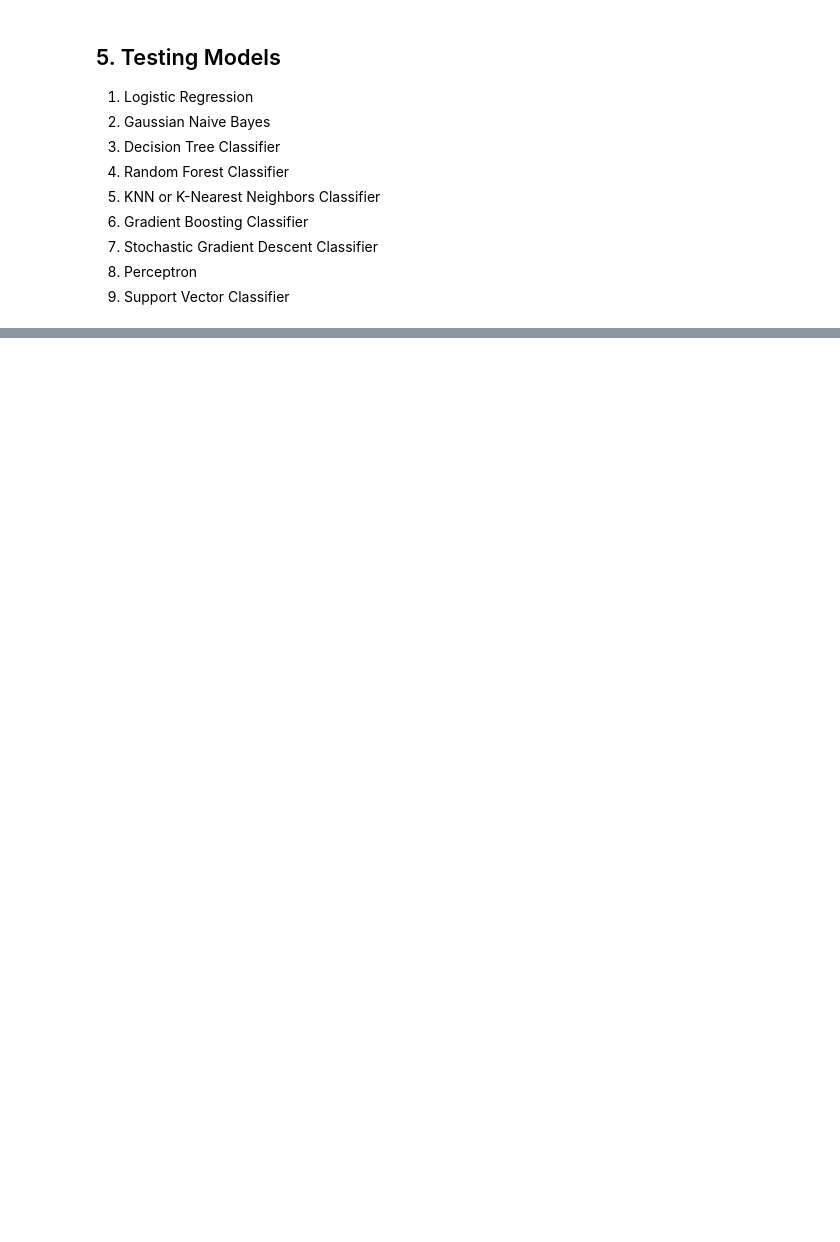
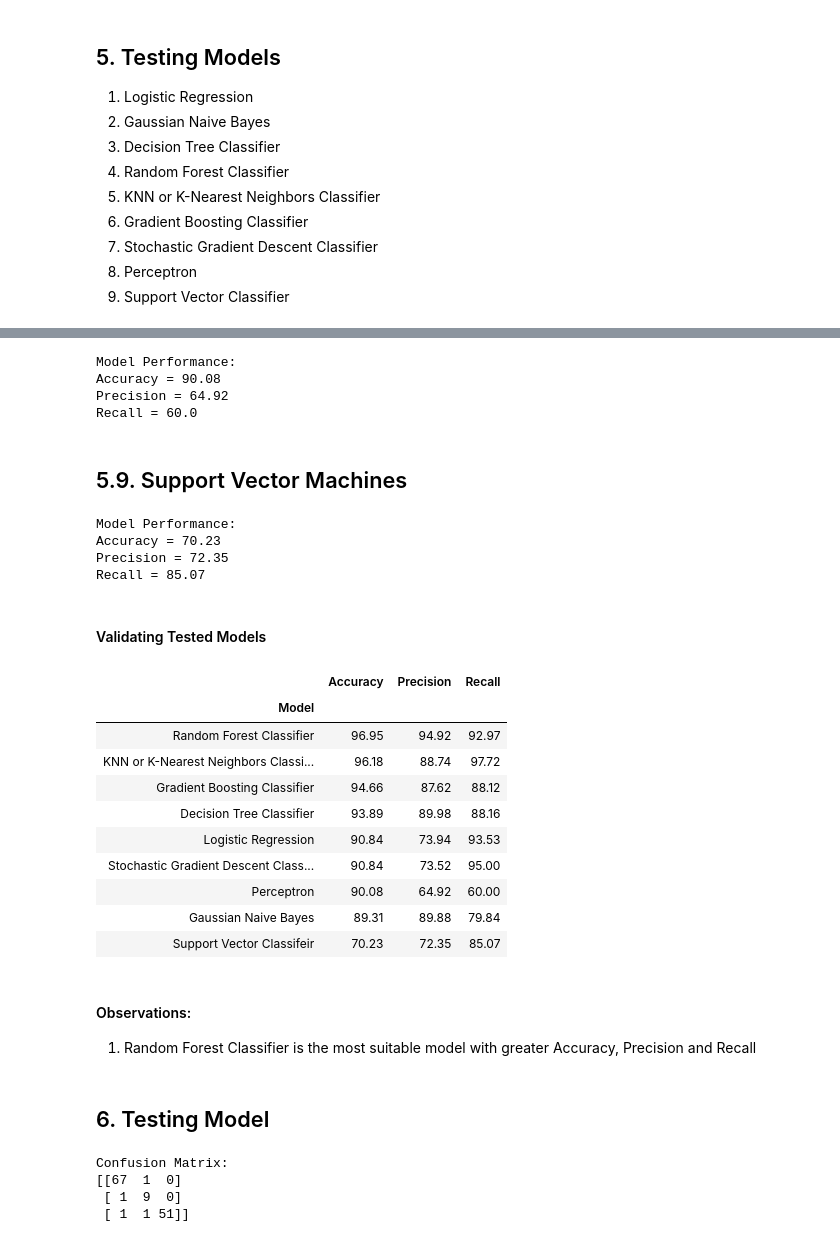
Before and after one commit to akshaynayanravi/ph_recognition, a Jupyter notebook: ph_recognition.ipynb, the cells around one changed output, grey strips where cells are left out. Saved outputs shown, nothing was run; the diff lists cells and outputs as text; code cells hidden in the pictures; blank space fills up the shorter version.

```diff
--- a/ph_recognition.ipynb
+++ b/ph_recognition.ipynb
@@ -343,0 +262,12 @@ models.sort_values(by='Score', ascending=False)
+# %%
+from sklearn.ensemble import RandomForestClassifier
+randomforest = RandomForestClassifier()
+randomforest.fit(x_train, y_train)
+y_pred = randomforest.predict(x_test)
+
+#Validating Model
+acc_randomforest = round(accuracy_score(y_pred, y_test) * 100, 2)
+pre_randomforest = round(precision_score(y_pred, y_test, average='macro') * 100, 2)
+rec_randomforest = round(recall_score(y_pred, y_test, average='macro') * 100, 2)
+
+print(f"Model Performance: \nAccuracy = {acc_randomforest} \nPrecision = {pre_randomforest} \nRecall = {rec_randomforest}")
@@ -343,0 +338,59 @@ models.sort_values(by='Score', ascending=False)
+# %%
+from sklearn.linear_model import Perceptron
+percep = Perceptron()
+percep.fit(x_train, y_train)
+y_pred = percep.predict(x_test)
+
+#Validating Model
+acc_percep = round(accuracy_score(y_pred, y_test) * 100, 2)
+pre_percep = round(precision_score(y_pred, y_test, average='macro') * 100, 2)
+rec_percep = round(recall_score(y_pred, y_test, average='macro') * 100, 2)
+
+print(f"Model Performance: \nAccuracy = {acc_percep} \nPrecision = {pre_percep} \nRecall = {rec_percep}")
+# %% [output]
+Model Performance:
+Accuracy = 90.08
+Precision = 64.92
+Recall = 60.0
+# %% [markdown]
+## 5.9. Support Vector Machines
+# %%
+from sklearn.svm import SVC
+svc = SVC()
+svc.fit(x_train, y_train)
+y_pred = svc.predict(x_test)
+
+#Validating Model
+acc_svc = round(accuracy_score(y_pred, y_test) * 100, 2)
+pre_svc = round(precision_score(y_pred, y_test, average='macro') * 100, 2)
+rec_svc = round(recall_score(y_pred, y_test, average='macro') * 100, 2)
+
+print(f"Model Performance: \nAccuracy = {acc_svc} \nPrecision = {pre_svc} \nRecall = {rec_svc}")
+# %% [output]
+Model Performance:
+Accuracy = 70.23
+Precision = 72.35
+Recall = 85.07
+# %% [markdown]
+#### Validating Tested Models
+# %%
+models = pd.DataFrame({'Model':['Logistic Regression', 'Gaussian Naive Bayes', 'Decision Tree Classifier', 'Random Forest Classifier', 'KNN or K-Nearest Neighbors Classifier', 'Gradient Boosting Classifier', 'Stochastic Gradient Descent Classifier', 'Perceptron', 'Support Vector Classifeir'], 'Accuracy':[acc_logreg, acc_gaussian, acc_decisiontree, acc_randomforest, acc_knn, acc_gbc, acc_sgdc, acc_percep, acc_svc], 'Precision':[pre_logreg, pre_gaussian, pre_decisiontree, pre_randomforest, pre_knn, pre_gbc, pre_sgdc, pre_percep, pre_svc], 'Recall':[rec_logreg, rec_gaussian, rec_decisiontree, rec_randomforest, rec_knn, rec_gbc, rec_sgdc, rec_percep, rec_svc]})
+# %%
+models.sort_values(by='Accuracy', ascending=False).set_index('Model')
+# %% [output]
+|  | Accuracy | Precision | Recall |
+| Model |  |  |  |
+| Random Forest Classifier | 96.95 | 94.92 | 92.97 |
+| KNN or K-Nearest Neighbors Classi... | 96.18 | 88.74 | 97.72 |
+| Gradient Boosting Classifier | 94.66 | 87.62 | 88.12 |
+| Decision Tree Classifier | 93.89 | 89.98 | 88.16 |
+| Logistic Regression | 90.84 | 73.94 | 93.53 |
+| Stochastic Gradient Descent Class... | 90.84 | 73.52 | 95.00 |
+| Perceptron | 90.08 | 64.92 | 60.00 |
+| Gaussian Naive Bayes | 89.31 | 89.88 | 79.84 |
+| Support Vector Classifeir | 70.23 | 72.35 | 85.07 |
+# %% [markdown]
+#### Observations:
+1. Random Forest Classifier is the most suitable model with greater Accuracy, Precision and Recall
+# %% [markdown]
+## 6. Testing Model
@@ -343,0 +400,8 @@ models.sort_values(by='Score', ascending=False)
+# %%
+#Confusion Matrix for the Model
+print(f'Confusion Matrix: \n{confusion_matrix(y_test, y_pred)}')
+# %% [output]
+Confusion Matrix:
+[[67  1  0]
+ [ 1  9  0]
+ [ 1  1 51]]
```
Also changed, not shown: parts of 47 cells of this notebook.
